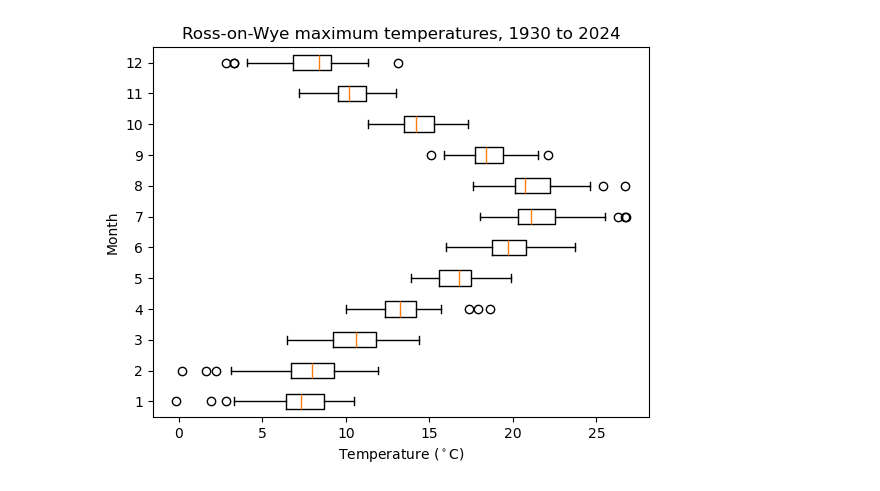
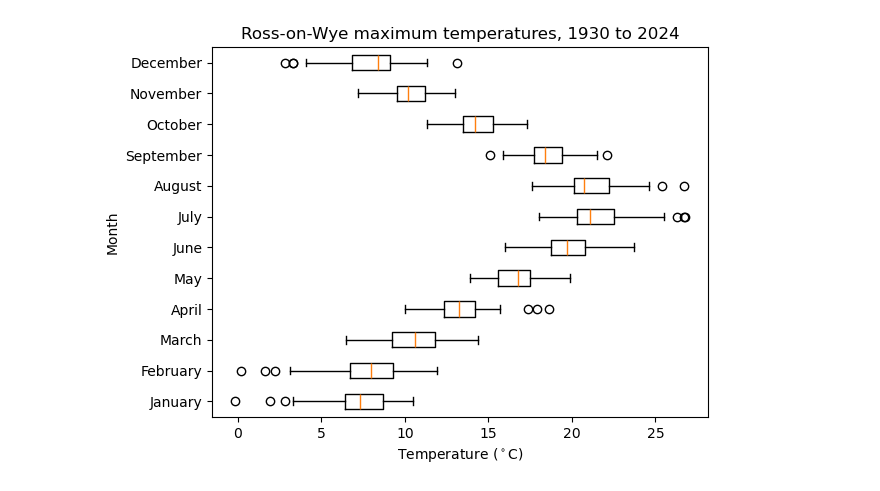
Before and after one commit to alexmarshall23/uob_geogm0054, a Jupyter notebook: my_notebook.ipynb, the cells around one changed output. Saved outputs shown, nothing was run; the diff lists cells and outputs as text; code cells hidden in the pictures.

Commit message:
use month names for boxplot tick labels

```diff
--- a/my_notebook.ipynb
+++ b/my_notebook.ipynb
@@ -6,21 +6,21 @@ from calendar import month_name
 year, month, tmax, tmin = np.loadtxt('rossonwyedata.txt',skiprows=7,usecols=(0,1,2,3),unpack=True)
 # %%
 month_nums = range(1,13) # 1 to 12, inclusive
-month_names = [month_name[mm] + f' ({mm})'  for mm in month_nums]
+month_names = [month_name[mm] for mm in month_nums]
 
 #create a list of 1D arrays, 1 for each month
 tmax_by_month = [tmax[month == mm] for mm in month_nums]
 
 #HINT reverse the month order to place January at the top
 #tmax_by_month.reverse()
 #month_names.reverse()
 
 #boxplot produces one box-and whisker for each 1D array in a list
 fig, ax = plt.subplots(1,1)
-__ = ax.boxplot(tmax_by_month, vert=False)
+__ = ax.boxplot(tmax_by_month, vert=False, labels=month_names)
 # HINT add the keyword argument labels=month_names (Python < 3.9) or tick_labels=month_names (Python >= 3.9)
 __ = ax.set_xlabel(r'Temperature ($^\circ$C)')
 __ = ax.set_ylabel('Month')
 __ = ax.set_title(f'Ross-on-Wye maximum temperatures, {int(np.min(year))} to {int(np.max(year))}')
 # %% [output]
-[figure, old version]
+[figure, new version]
```
